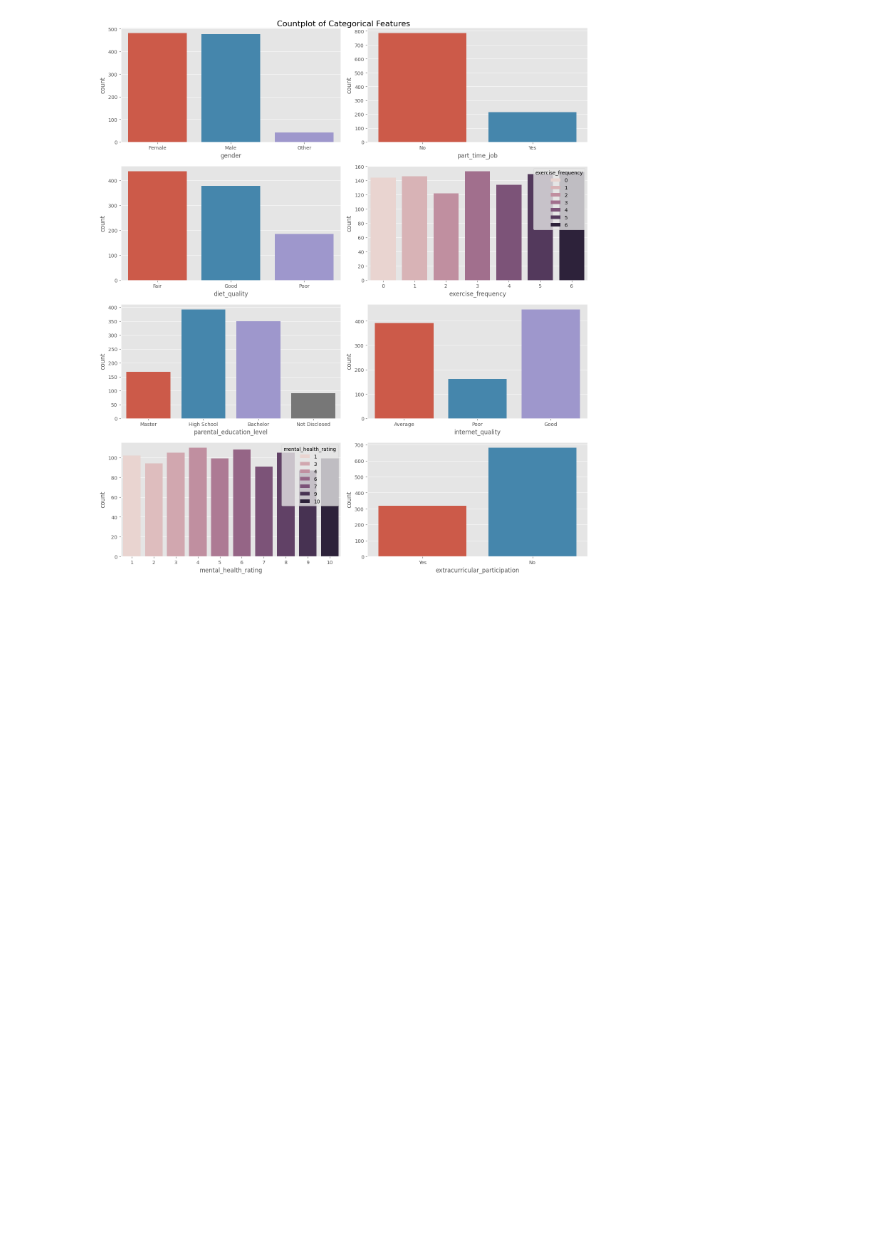
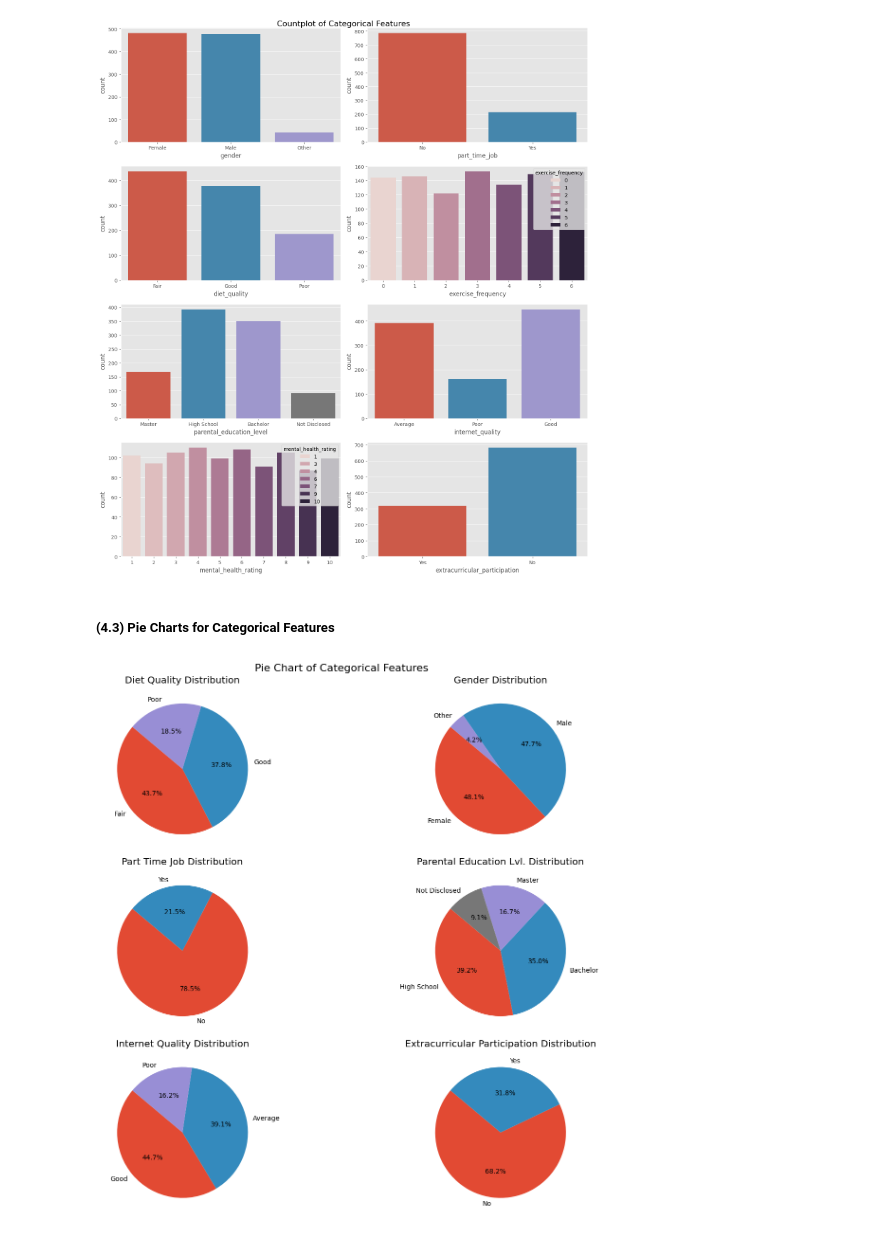
Before and after one commit to AnubhavYadavBCA25/Student-Habit-Performance-Project, a Jupyter notebook: notebook/EDA.ipynb, the cells around one changed output. Cells and saved outputs as stored; diff of their text form; code cells hidden in the pictures; blank space fills up the shorter version.

Commit message:
EDA Part 2

```diff
--- a/notebook/EDA.ipynb
+++ b/notebook/EDA.ipynb
@@ -343,3 +356,36 @@ sns.countplot(data=df, x='extracurricular_participation', ax=ax[3,1], hue='extra
 plt.tight_layout()
 # %% [output]
 [figure]
+# %% [markdown]
+##### (4.3) Pie Charts for Categorical Features
+# %%
+plt.figure(figsize=(16, 12))
+plt.suptitle('Pie Chart of Categorical Features', fontsize=16)
+
+plt.subplot(3,2,1)
+plt.pie(df['diet_quality'].value_counts(), labels=df['diet_quality'].value_counts().index, autopct='%1.1f%%', startangle=140)
+plt.title('Diet Quality Distribution')
+
+plt.subplot(3,2,2)
+plt.pie(df['gender'].value_counts(), labels=df['gender'].value_counts().index, autopct='%1.1f%%', startangle=140)
+plt.title('Gender Distribution')
+
+plt.subplot(3,2,3)
+plt.pie(df['part_time_job'].value_counts(), labels=df['part_time_job'].value_counts().index, autopct='%1.1f%%', startangle=140)
+plt.title('Part Time Job Distribution')
+
+plt.subplot(3,2,4)
+plt.pie(df['parental_education_level'].value_counts(), labels=df['parental_education_level'].value_counts().index, autopct='%1.1f%%', startangle=140)
+plt.title('Parental Education Lvl. Distribution')
+
+plt.subplot(3,2,5)
+plt.pie(df['internet_quality'].value_counts(), labels=df['internet_quality'].value_counts().index, autopct='%1.1f%%', startangle=140)
+plt.title('Internet Quality Distribution')
+
+plt.subplot(3,2,6)
+plt.pie(df['extracurricular_participation'].value_counts(), labels=df['extracurricular_participation'].value_counts().index, autopct='%1.1f%%', startangle=140)
+plt.title('Extracurricular Participation Distribution')
+
+plt.tight_layout()
+# %% [output]
+[figure, added]
```
Also changed, not shown: parts of 15 cells of this notebook.
